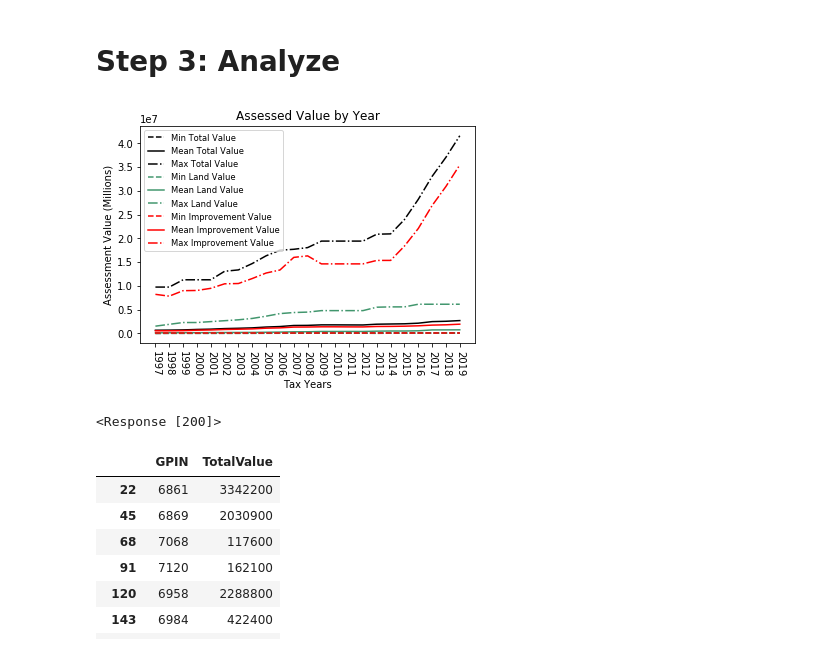
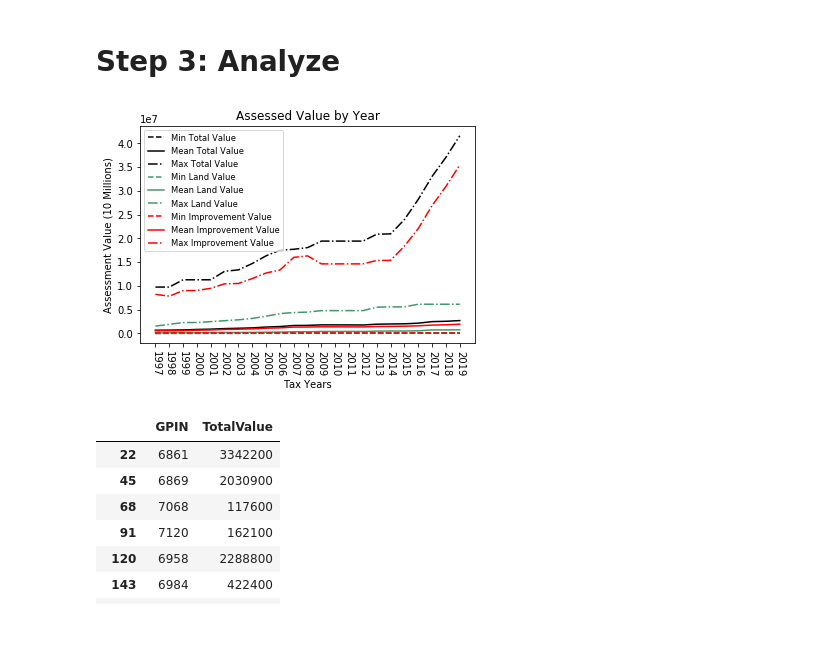
Before and after one commit to strmwtr/downtown_assessments, a Jupyter notebook: Downtown Assessments.ipynb, the cells around one changed output. Drawn from its saved outputs; the diff is of its cells as text; code cells hidden in the pictures.

```diff
--- a/Downtown Assessments.ipynb
+++ b/Downtown Assessments.ipynb
@@ -154,27 +154,27 @@ assessment_chart_df = pd.DataFrame(assessment_chart_list, columns = assessment_c
 # %%
 plt.plot(assessment_chart_df['Tax Year'], assessment_chart_df['Min Total Value'], linestyle = '--', color = '#000000', label='Min Total Value')
 plt.plot(assessment_chart_df['Tax Year'], assessment_chart_df['Mean Total Value'], linestyle = '-', color = '#000000', label='Mean Total Value')
 plt.plot(assessment_chart_df['Tax Year'], assessment_chart_df['Max Total Value'], linestyle = '-.', color = '#000000', label='Max Total Value')
 
 plt.plot(assessment_chart_df['Tax Year'], assessment_chart_df['Min Land Value'], linestyle = '--', color = '#41966d',  label='Min Land Value')
 plt.plot(assessment_chart_df['Tax Year'], assessment_chart_df['Mean Land Value'], linestyle = '-', color = '#41966d', label='Mean Land Value')
 plt.plot(assessment_chart_df['Tax Year'], assessment_chart_df['Max Land Value'],  linestyle = '-.', color = '#41966d', label='Max Land Value')
 
 plt.plot(assessment_chart_df['Tax Year'], assessment_chart_df['Min Improvement Value'], linestyle = '--', color = '#ff0000', label='Min Improvement Value')
 plt.plot(assessment_chart_df['Tax Year'], assessment_chart_df['Mean Improvement Value'], linestyle = '-', color = '#ff0000', label='Mean Improvement Value')
 plt.plot(assessment_chart_df['Tax Year'], assessment_chart_df['Max Improvement Value'], linestyle = '-.', color = '#ff0000', label='Max Improvement Value')
 
 plt.title('Assessed Value by Year')
 plt.xlabel('Tax Years')
-plt.ylabel('Assessment Value (Millions)')
+plt.ylabel('Assessment Value (10 Millions)')
 
 plt.xticks(range(assessment_chart_df['Tax Year'].min(), assessment_chart_df['Tax Year'].max()+1), rotation=270)
 plt.yticks(range(0, int(assessment_chart_df['Max Total Value'].max()), 5000000))
 
 plt.legend(fontsize = 'small')
 plt.savefig('plot.png', dpi=300, edgecolor = 'w', orientation='landscape')
 # %% [output]
-[figure, old version]
+[figure, new version]
 # %%
 formatted_gpins = [str(x) for x in df['GPIN'].unique()]
 formatted_gpins = formatted_gpins
@@ -182,12 +182,6 @@ formatted_gpins = ','.join(formatted_gpins)
 
 #Query url
 parcel_url = f'https://opendata.arcgis.com/datasets/320d465ddf0d498796da6491e21f6dde_43.geojson?where=GPIN%20in%20({formatted_gpins})'
-
-parcel_url_request = requests.get(parcel_url)
-print(parcel_url_request)
-parcel_url_json = parcel
-# %% [output]
-<Response [200]>
 # %%
 def total_value_by_year(year):
     tv_df = d[['GPIN','TotalValue']][d['TaxYear'] == year]
```
Also changed, not shown: parts of 1 cell of this notebook, 1 other file.
